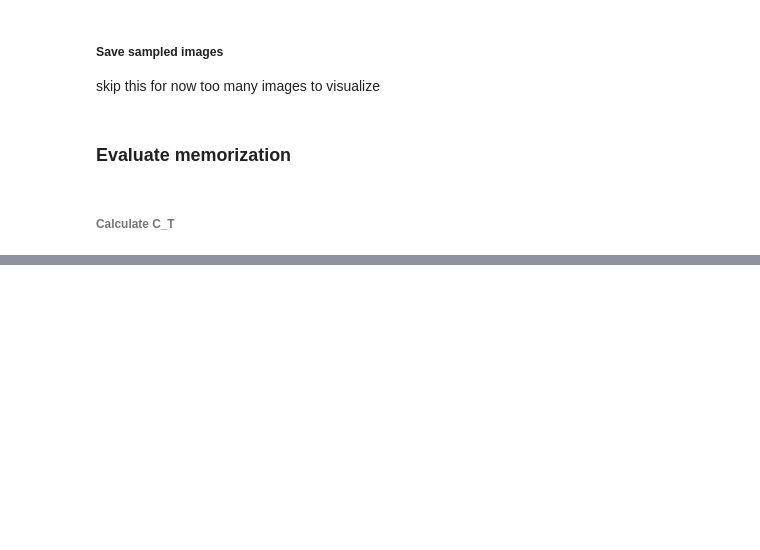
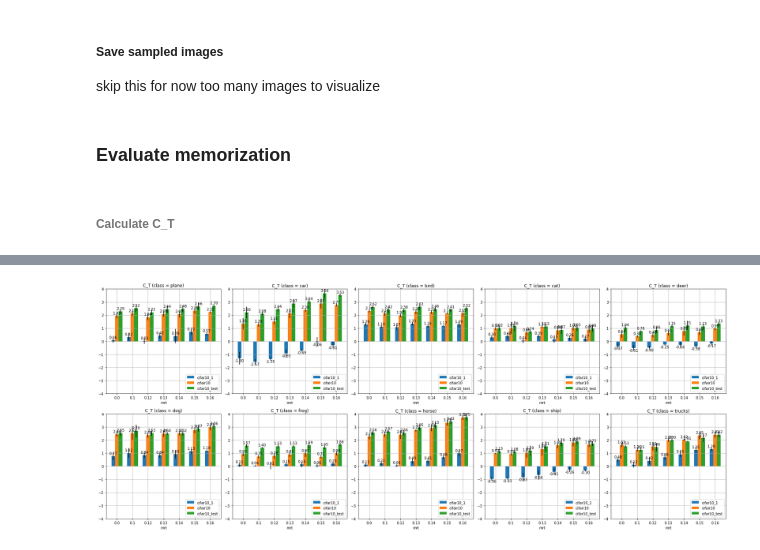
Before and after one commit to jybai/MRGAN, a Jupyter notebook: notebooks/compare_mrts.ipynb, the cells around one changed output, grey strips where cells are left out. Cells and saved outputs as stored; diff of their text form; code cells hidden in the pictures; blank space fills up the shorter version.

```diff
--- a/notebooks/compare_mrts.ipynb
+++ b/notebooks/compare_mrts.ipynb
@@ -474,0 +533,6 @@ n_class = 9
+# %%
+all_class_stats = {}
+# %%
+all_class_stats['sagan'] = calculate_C_T(sagan_runs, feats, labels)
+# %%
+all_class_stats['diffaug'] = calculate_C_T(diffaug_runs, feats, labels)
@@ -474,0 +543,4 @@ n_class = 9
+# %%
+plot_C_T(all_class_stats['sagan'], savefig_fname='data_copying_metrics(cifar10_sagan).pdf')
+# %% [output]
+[figure, added]
```
Also changed, not shown: parts of 28 cells of this notebook, 27 other files.
